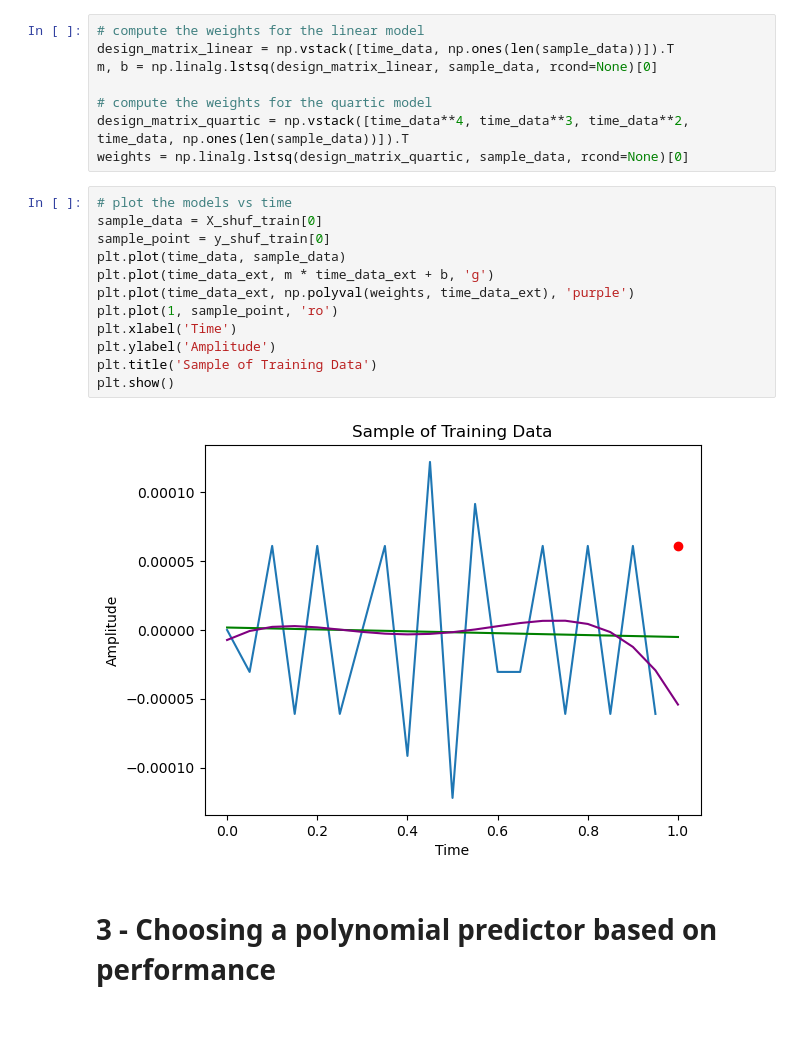
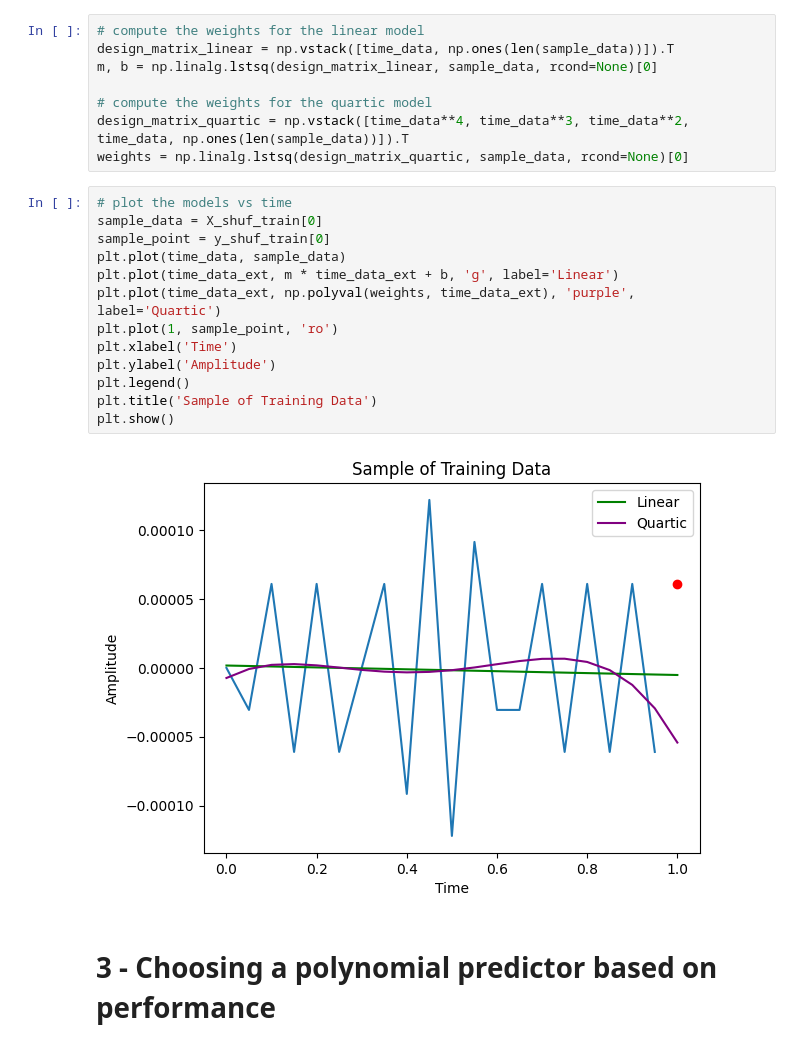
Before and after one commit to TWilson05/MLPR_Assignment1, a Jupyter notebook: Assignment1.ipynb, the cells around one changed output. Cells and saved outputs as stored; diff of their text form; blank space fills up the shorter version.

Commit message:
adjusting the plot

```diff
--- a/Assignment1.ipynb
+++ b/Assignment1.ipynb
@@ -102,17 +102,18 @@ weights = np.linalg.lstsq(design_matrix_quartic, sample_data, rcond=None)[0]
 # %%
 # plot the models vs time
 sample_data = X_shuf_train[0]
 sample_point = y_shuf_train[0]
 plt.plot(time_data, sample_data)
-plt.plot(time_data_ext, m * time_data_ext + b, 'g')
-plt.plot(time_data_ext, np.polyval(weights, time_data_ext), 'purple')
+plt.plot(time_data_ext, m * time_data_ext + b, 'g', label='Linear')
+plt.plot(time_data_ext, np.polyval(weights, time_data_ext), 'purple', label='Quartic')
 plt.plot(1, sample_point, 'ro')
 plt.xlabel('Time')
 plt.ylabel('Amplitude')
+plt.legend()
 plt.title('Sample of Training Data')
 plt.show()
 # %% [output]
-[figure, old version]
+[figure, new version]
 # %% [markdown]
 # 3 - Choosing a polynomial predictor based on performance
 # %%
```
Also changed, not shown: parts of 1 cell of this notebook.
